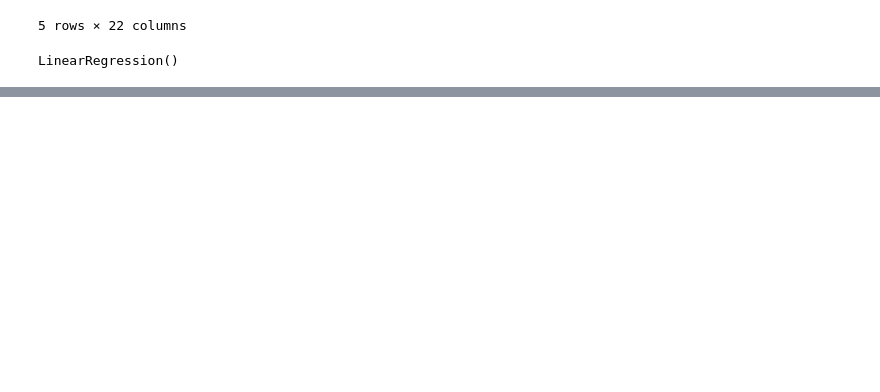
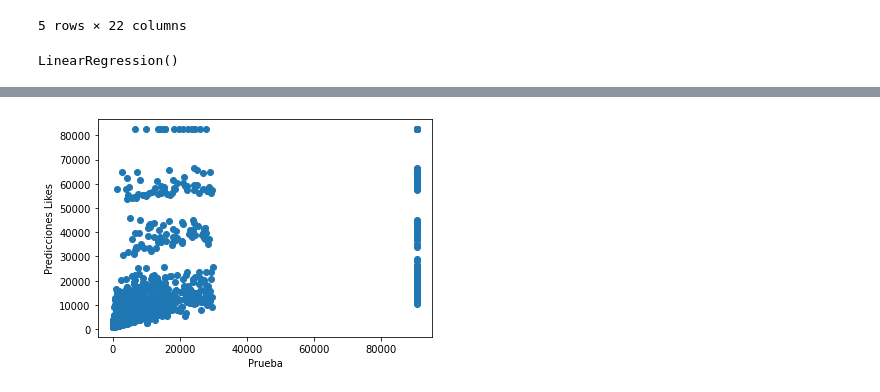
Before and after one commit to Alextron0102/EB-2021-1-CC51, a Jupyter notebook: code/modelo.ipynb, the cells around one changed output, grey strips where cells are left out. Cells and saved outputs as stored; diff of their text form; code cells hidden in the pictures; blank space fills up the shorter version.

```diff
--- a/code/modelo.ipynb
+++ b/code/modelo.ipynb
@@ -49,0 +58,13 @@ coef_df
+# %%
+X = videos[['views','comment_count']]
+y = videos['likes']
+X_train, X_test, y_train, y_test = train_test_split(X, y, test_size=2000, random_state=101)
+lm = LinearRegression()
+lm.fit(X_train,y_train)
+preds = lm.predict(X_test)
+plt.scatter(y_test, preds)
+plt.xlabel('Prueba')
+plt.ylabel('Predicciones Likes')
+plt.show()
+# %% [output]
+[figure, added]
```
Also changed, not shown: parts of 8 cells of this notebook, 1 other file.
